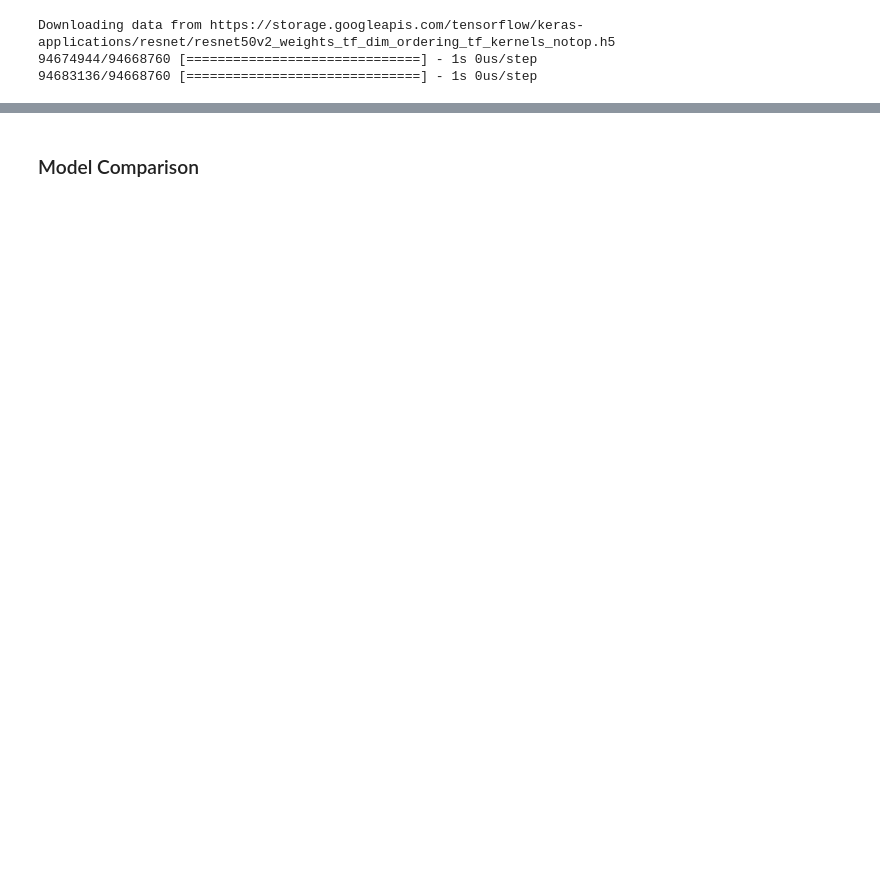
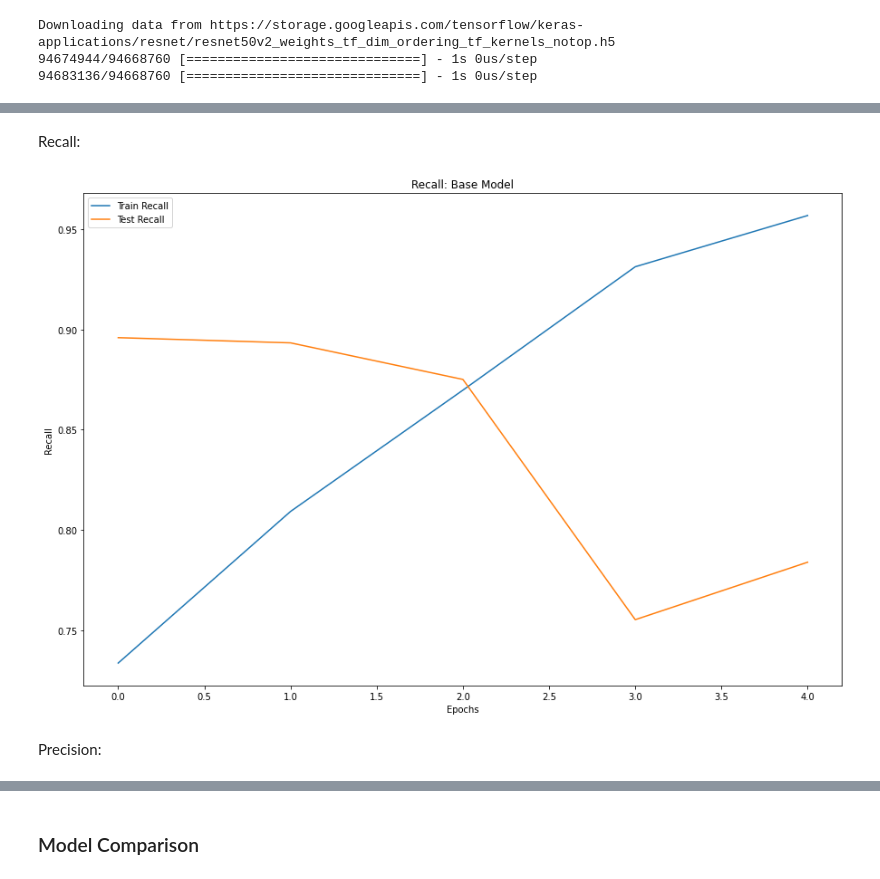
Before and after one commit to Scolemanco/Florida-Wildcats-Image-Classification, a Jupyter notebook: 2_Florida_Wildcats_Binary_Classification_Models.ipynb, the cells around one changed output, grey strips where cells are left out. Saved outputs shown, nothing was run; the diff lists cells and outputs as text; code cells hidden in the pictures; blank space fills up the shorter version.

```diff
--- a/2_Florida_Wildcats_Binary_Classification_Models.ipynb
+++ b/2_Florida_Wildcats_Binary_Classification_Models.ipynb
@@ -676,0 +573,14 @@ plt.hist(resnet_preds);
+# %% [markdown]
+Recall:
+# %%
+plt.figure(figsize=(15,10))
+plt.plot(history.history['recall'], label='Train Recall')
+plt.plot(history.history['val_recall'], label='Test Recall')
+plt.xlabel('Epochs')
+plt.ylabel('Recall')
+plt.legend()
+plt.title('Recall: Base Model');
+# %% [output]
+[figure, added]
+# %% [markdown]
+Precision:
```
Also changed, not shown: parts of 145 cells of this notebook, 2 other files.
